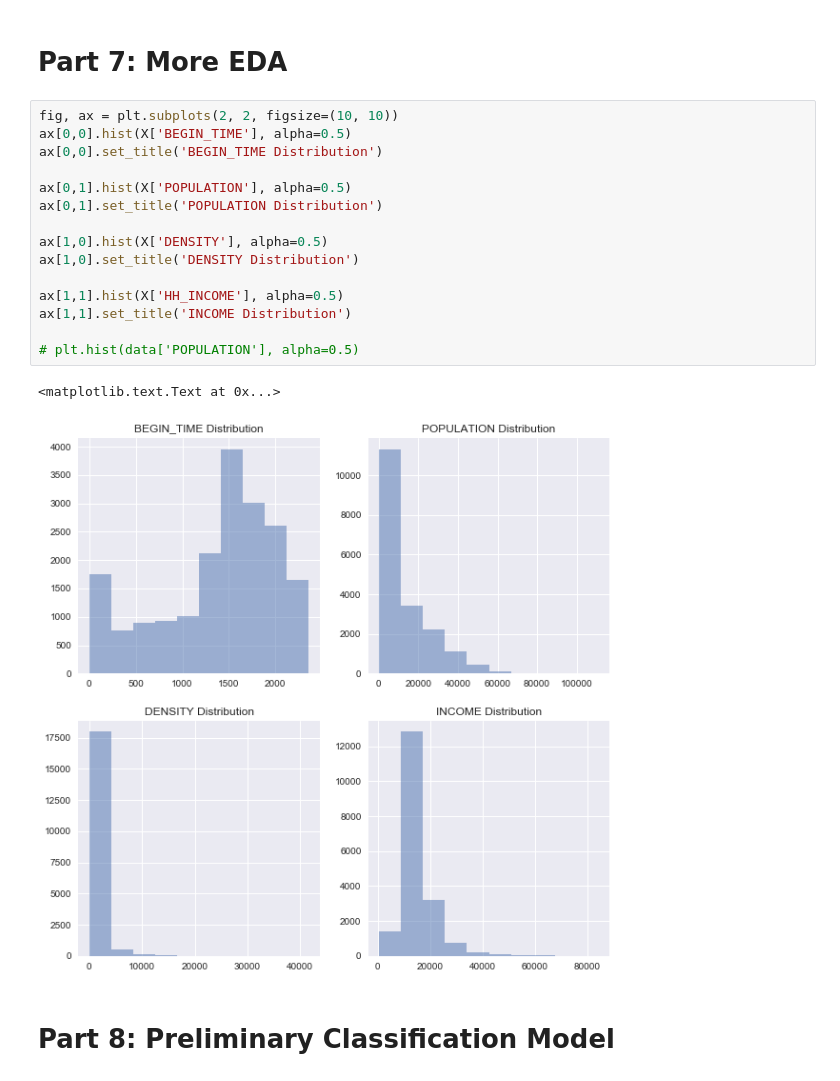
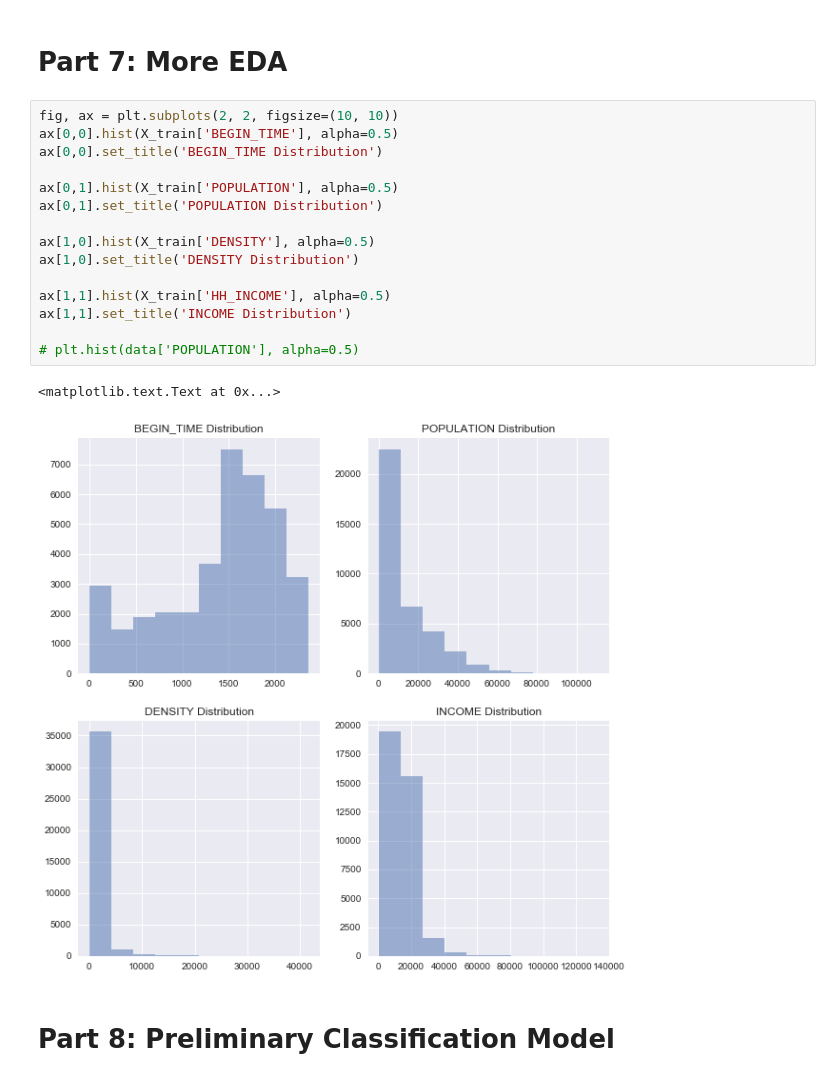
Before and after one commit to jkup11/cs109_storm_project, a Jupyter notebook: Final_Project_Master_v0.ipynb, the cells around one changed output. Cells and saved outputs as stored; diff of their text form.

```diff
--- a/Final_Project_Master_v0.ipynb
+++ b/Final_Project_Master_v0.ipynb
@@ -661,22 +661,22 @@ X_train, X_test, y_train, y_test = train_test_split(X_class, y_class, test_size=
 # Part 7: More EDA
 # %%
 fig, ax = plt.subplots(2, 2, figsize=(10, 10))
-ax[0,0].hist(X['BEGIN_TIME'], alpha=0.5)
+ax[0,0].hist(X_train['BEGIN_TIME'], alpha=0.5)
 ax[0,0].set_title('BEGIN_TIME Distribution')
 
-ax[0,1].hist(X['POPULATION'], alpha=0.5)
+ax[0,1].hist(X_train['POPULATION'], alpha=0.5)
 ax[0,1].set_title('POPULATION Distribution')
 
-ax[1,0].hist(X['DENSITY'], alpha=0.5)
+ax[1,0].hist(X_train['DENSITY'], alpha=0.5)
 ax[1,0].set_title('DENSITY Distribution')
 
-ax[1,1].hist(X['HH_INCOME'], alpha=0.5)
+ax[1,1].hist(X_train['HH_INCOME'], alpha=0.5)
 ax[1,1].set_title('INCOME Distribution')
 
 # plt.hist(data['POPULATION'], alpha=0.5)
 # %% [output]
 <matplotlib.text.Text at 0x...>
-[figure, old version]
+[figure, new version]
 # %% [markdown]
 # Part 8: Preliminary Classification Model
 # %%
```
Also changed, not shown: parts of 13 cells of this notebook, 2 other files.
